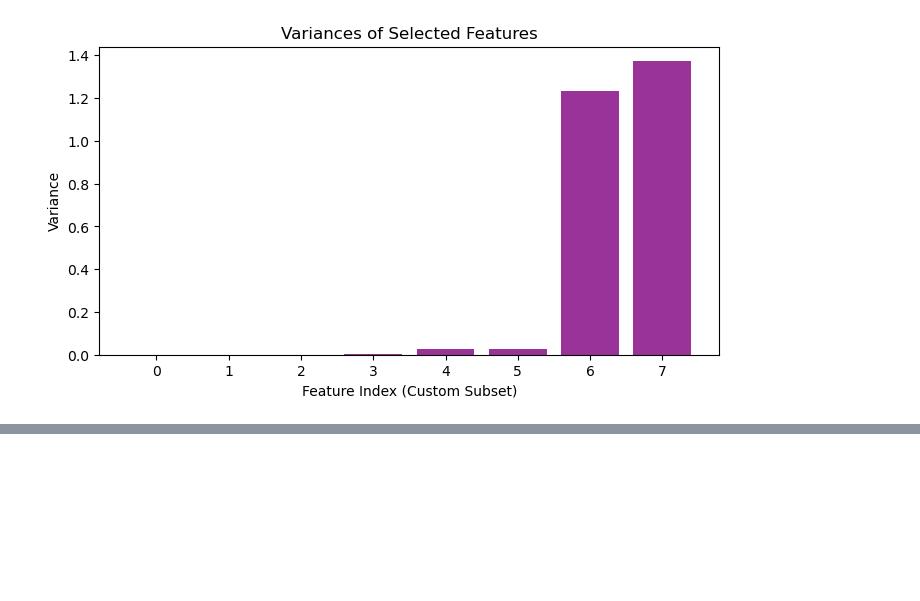
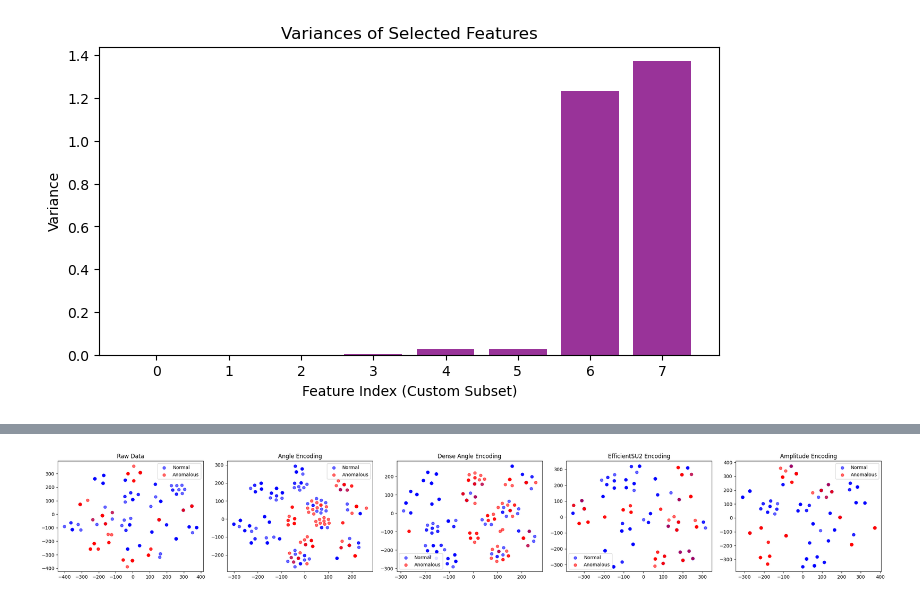
Before and after one commit to RohanSenthil/QAE_BETH_Anomaly, a Jupyter notebook: qae_theory.ipynb, the cells around one changed output, grey strips where cells are left out. Drawn from its saved outputs; the diff is of its cells as text; code cells hidden in the pictures; blank space fills up the shorter version.

```diff
--- a/qae_theory.ipynb
+++ b/qae_theory.ipynb
@@ -228,6 +228,10 @@ scaled_validation_data = scaler.fit_transform(reduced_validation_data)
 first_n_scaled_normal_training_data = scaled_normal_training_data[:, :8]
 first_n_scaled_validation_data = scaled_validation_data[:, :8]
 first_n_scaled_testing_data = scaled_testing_data[:, :8]
+
+first_n_normal_training_data = reduced_normal_training_data[:, :8]
+first_n_validation_data = reduced_validation_data[:, :8]
+first_n_testing_data = reduced_testing_data[:, :8]
 # %%
 from scipy.stats import entropy
 # === Expressibility calculation ===
@@ -537,0 +884,14 @@ Balanced feature indices: [22 18 19 17 23  9  2  5]
+# %%
+encoding_fns = [angle_encoding, dense_angle_encoding, efficient_su2_encoding, amplitude_encoding]
+encoding_names = ["Angle", "Dense Angle", "EfficientSU2", "Amplitude"]
+
+tsne_plot_encoded(
+    raw_data=first_n_testing_data,
+    scaled_data=first_n_scaled_testing_data,
+    labels=y,
+    encoding_fns=encoding_fns,
+    names=encoding_names,
+    max_samples=300
+)
+# %% [output]
+[figure, added]
```
Also changed, not shown: parts of 4 cells of this notebook, 3 other files.
